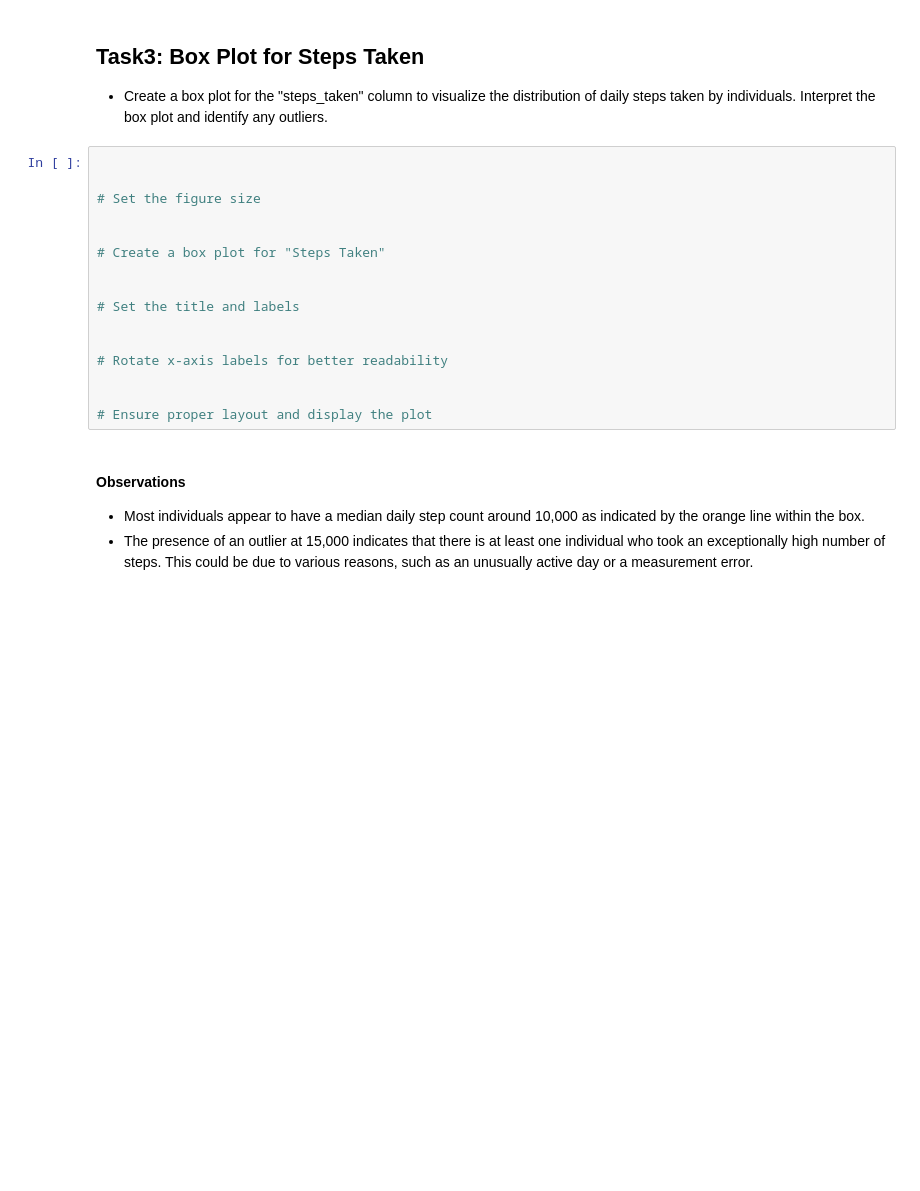
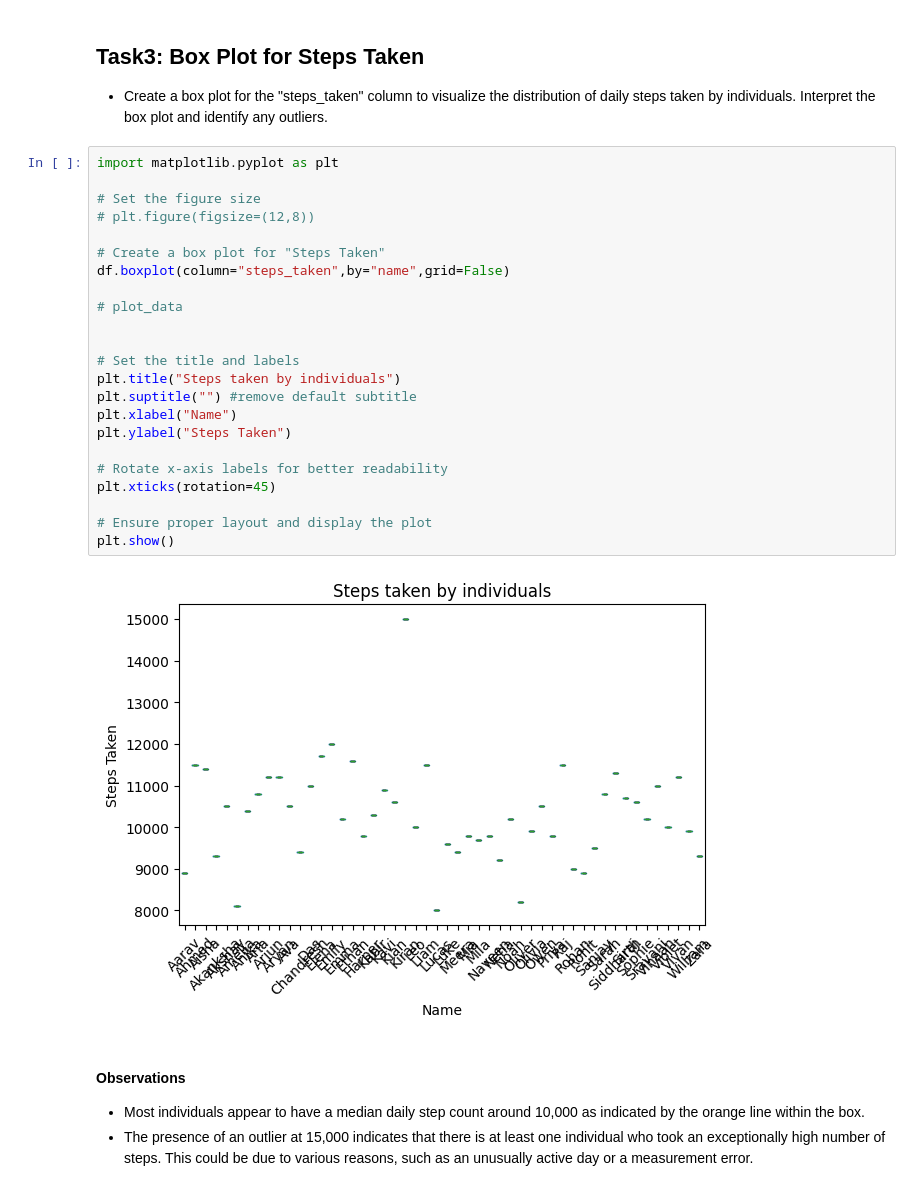
Before and after one commit to mdazizulbari/codeBasics, a Jupyter notebook: 02_math_for_ml/codebasics_math_for_ml_code/12_exercise2/(my)Exercise.ipynb, the cells around one changed output. Drawn from its saved outputs; the diff is of its cells as text; blank space fills up the shorter version.

```diff
--- a/02_math_for_ml/codebasics_math_for_ml_code/12_exercise2/(my)Exercise.ipynb
+++ b/02_math_for_ml/codebasics_math_for_ml_code/12_exercise2/(my)Exercise.ipynb
@@ -84,21 +84,30 @@ IQR for Water Intake:  20.0
 
 - Create a box plot for the "steps_taken" column to visualize the distribution of daily steps taken by individuals. Interpret the box plot and identify any outliers.
 # %%
-
+import matplotlib.pyplot as plt
 
 # Set the figure size
-
+# plt.figure(figsize=(12,8))
 
 # Create a box plot for "Steps Taken"
+df.boxplot(column="steps_taken",by="name",grid=False)
+
+# plot_data
 
 
 # Set the title and labels
-
+plt.title("Steps taken by individuals")
+plt.suptitle("") #remove default subtitle
+plt.xlabel("Name")
+plt.ylabel("Steps Taken")
 
 # Rotate x-axis labels for better readability
-
+plt.xticks(rotation=45)
 
 # Ensure proper layout and display the plot
+plt.show()
+# %% [output]
+[figure, added]
 # %% [markdown]
 #### Observations
 
```
Also changed, not shown: 1 other file.
